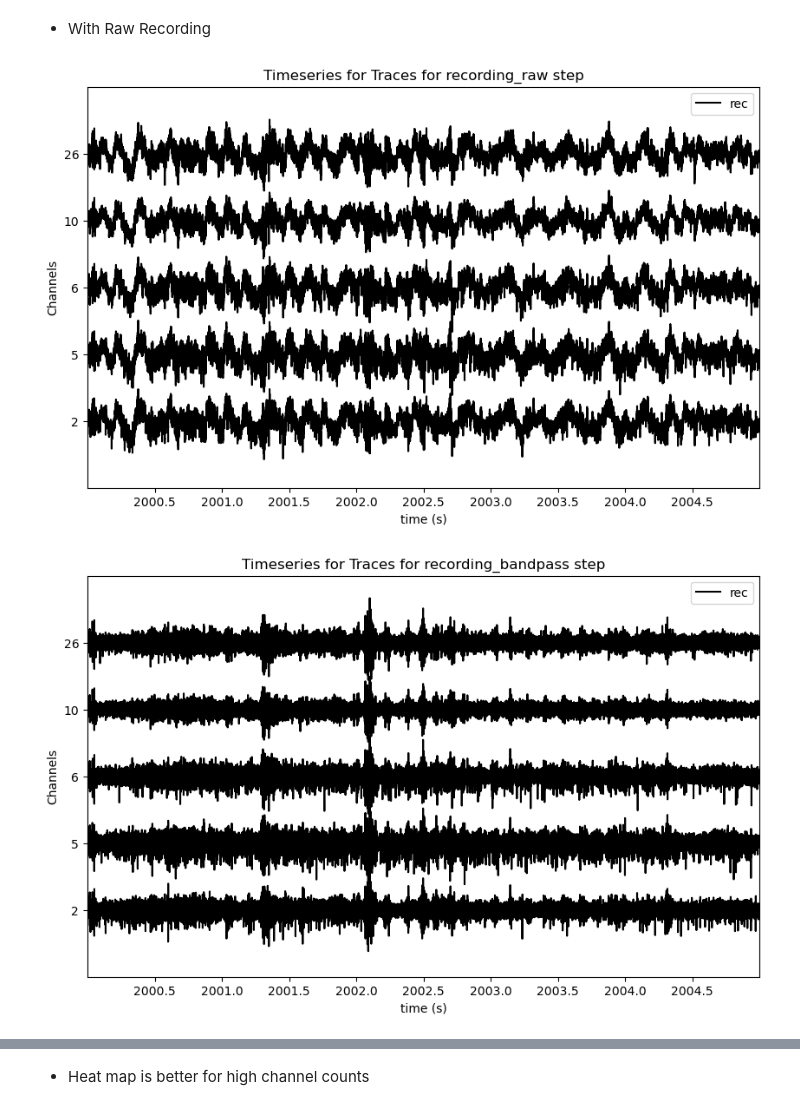
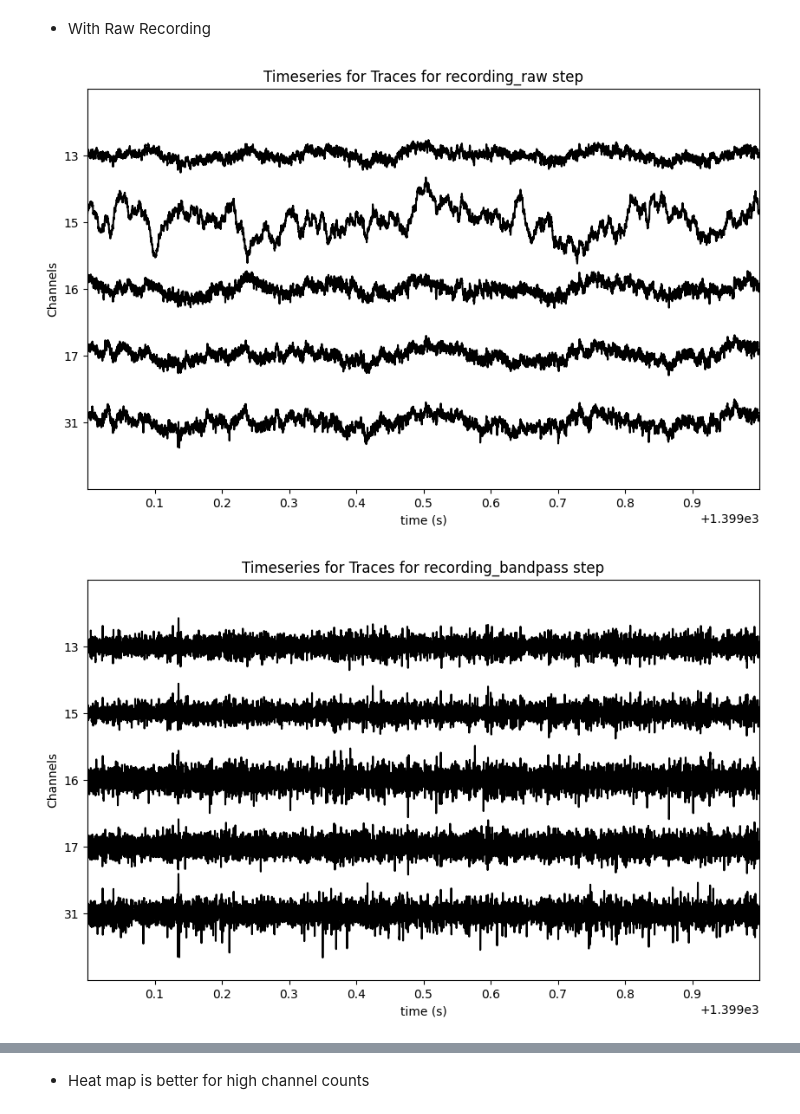
Before and after one commit to padillacoreanolab/reward_competition_ephys_analysis_with_omission_and_divider_controls, a Jupyter notebook: results/2022_12_11_om_and_comp_20221214_125409_subj_6_1_and_6_3/subject_6_1/02_preprocessing_with_subject_6_1.ipynb, the cells around one changed output, grey strips where cells are left out. Cells and saved outputs as stored; diff of their text form; code cells hidden in the pictures.

```diff
--- a/results/2022_12_11_om_and_comp_20221214_125409_subj_6_1_and_6_3/subject_6_1/02_preprocessing_with_subject_6_1.ipynb
+++ b/results/2022_12_11_om_and_comp_20221214_125409_subj_6_1_and_6_3/subject_6_1/02_preprocessing_with_subject_6_1.ipynb
@@ -219,3 +217,9 @@ time_range = [800, 805]
+# %%
+time_difference = 1
+# %%
+start_time = int(27998597/20000 - 0.5)
+# %%
+time_range = [start_time, start_time + time_difference]
 # %%
 for key, value in preprocessing_step_dict.items():
     sw.plot_timeseries(value, time_range=(time_range[0], time_range[1]), show_channel_ids=True) #, figure=fig)
@@ -248,15 +252,19 @@ channel_ids
 - If you want to use a specific set of channels, change the channels in the cell below and turn it into a `Code` cell
 # %%
 # Best channels with current setup
-channel_ids = ["2", "5", "6", "10", "26"]
+channel_ids = ["31", "17", "16", "15", "13"]
 # %% [markdown]
 - With Raw Recording
 # %%
 for key, value in preprocessing_step_dict.items():
     sw.plot_timeseries(value, time_range=time_range, channel_ids=channel_ids, show_channel_ids=True)
     plt.title("Timeseries for Traces for {} step".format(key))
     plt.ylabel("Channels")
+
+    plt.legend().remove()
+    plt.savefig("./proc/cmr_plot_{}.svg".format(key))
+    plt.savefig("./proc/cmr_plot_{}.png".format(key))
     plt.show()
 # %% [output]
-[figure, old version]
+[figure, new version]
-[figure, old version]
+[figure, new version]
```
Also changed, not shown: parts of 10 cells of this notebook, 1 other file.
